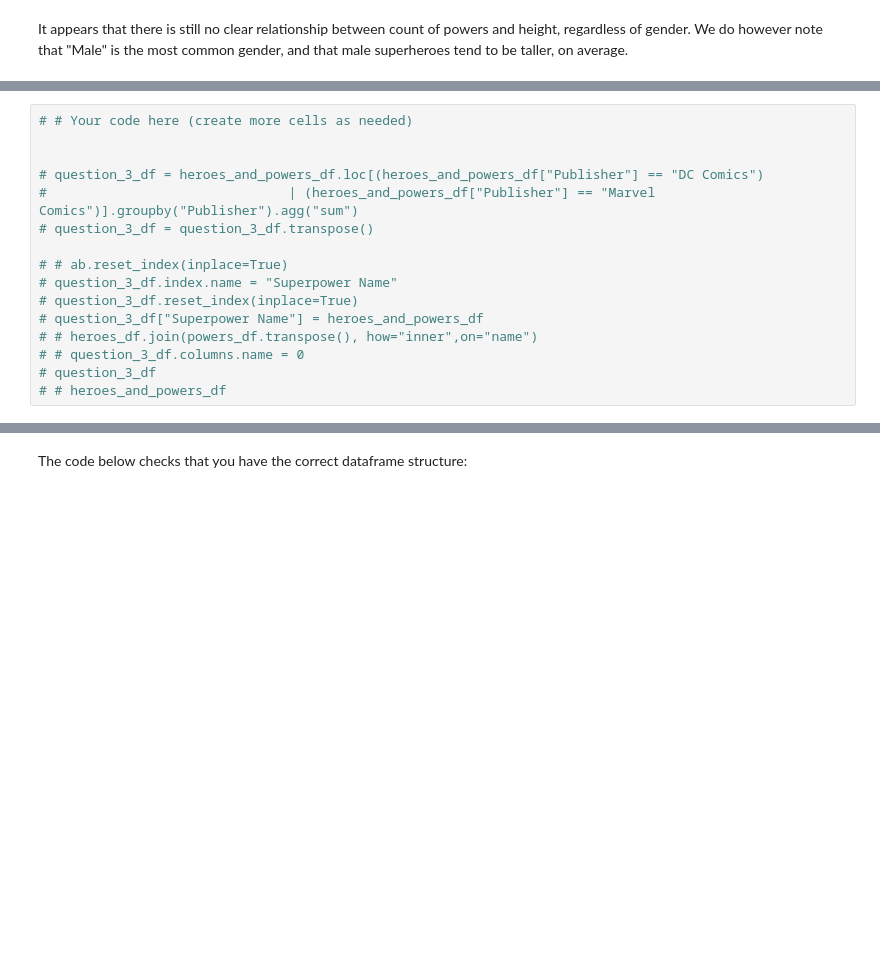
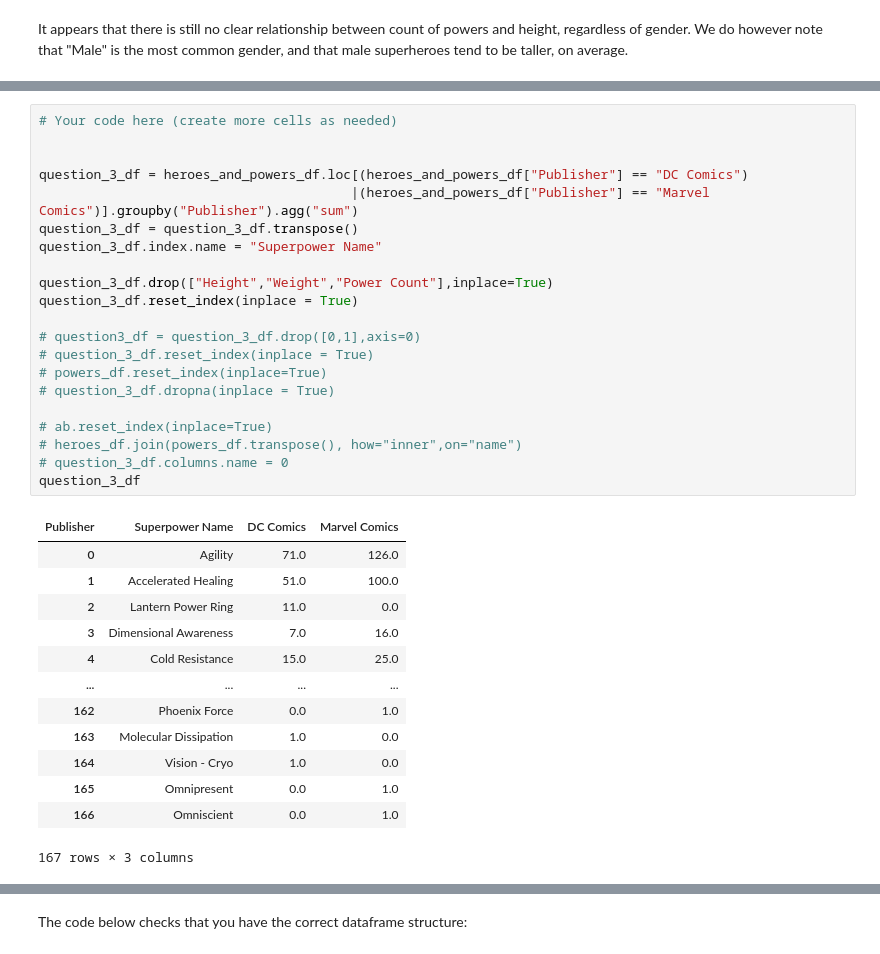
Before and after one commit to WaeniKakenyi/dsc-pandas-data-cleaning-lab, a Jupyter notebook: index.ipynb, the cells around one changed output, grey strips where cells are left out. Saved outputs shown, nothing was run; the diff lists cells and outputs as text; blank space fills up the shorter version.

```diff
--- a/index.ipynb
+++ b/index.ipynb
@@ -684,18 +684,37 @@ Don't worry if the rows or columns are in a different order, all that matters is
 
 ***Hint:*** refer to the [documentation for `.groupby`](https://pandas.pydata.org/pandas-docs/stable/reference/api/pandas.DataFrame.groupby.html) and treat each publisher as a group.
 # %%
-# # Your code here (create more cells as needed)
+# Your code here (create more cells as needed)
 
 
-# question_3_df = heroes_and_powers_df.loc[(heroes_and_powers_df["Publisher"] == "DC Comics")
-#                               | (heroes_and_powers_df["Publisher"] == "Marvel Comics")].groupby("Publisher").agg("sum")
-# question_3_df = question_3_df.transpose()
+question_3_df = heroes_and_powers_df.loc[(heroes_and_powers_df["Publisher"] == "DC Comics")
+                                        |(heroes_and_powers_df["Publisher"] == "Marvel Comics")].groupby("Publisher").agg("sum")
+question_3_df = question_3_df.transpose()
+question_3_df.index.name = "Superpower Name"
 
-# # ab.reset_index(inplace=True)
-# question_3_df.index.name = "Superpower Name"
-# question_3_df.reset_index(inplace=True)
-# question_3_df["Superpower Name"] = heroes_and_powers_df
-# # heroes_df.join(powers_df.transpose(), how="inner",on="name")
-# # question_3_df.columns.name = 0
-# question_3_df
-# # heroes_and_powers_df
+question_3_df.drop(["Height","Weight","Power Count"],inplace=True)
+question_3_df.reset_index(inplace = True)
+
+# question3_df = question_3_df.drop([0,1],axis=0)
+# question_3_df.reset_index(inplace = True)
+# powers_df.reset_index(inplace=True)
+# question_3_df.dropna(inplace = True)
+
+# ab.reset_index(inplace=True)
+# heroes_df.join(powers_df.transpose(), how="inner",on="name")
+# question_3_df.columns.name = 0
+question_3_df
+# %% [output]
+| Publisher | Superpower Name | DC Comics | Marvel Comics |
+| 0 | Agility | 71.0 | 126.0 |
+| 1 | Accelerated Healing | 51.0 | 100.0 |
+| 2 | Lantern Power Ring | 11.0 | 0.0 |
+| 3 | Dimensional Awareness | 7.0 | 16.0 |
+| 4 | Cold Resistance | 15.0 | 25.0 |
+| ... | ... | ... | ... |
+| 162 | Phoenix Force | 0.0 | 1.0 |
+| 163 | Molecular Dissipation | 1.0 | 0.0 |
+| 164 | Vision - Cryo | 1.0 | 0.0 |
+| 165 | Omnipresent | 0.0 | 1.0 |
+| 166 | Omniscient | 0.0 | 1.0 |
+167 rows × 3 columns
```
Also changed, not shown: parts of 19 cells of this notebook.
